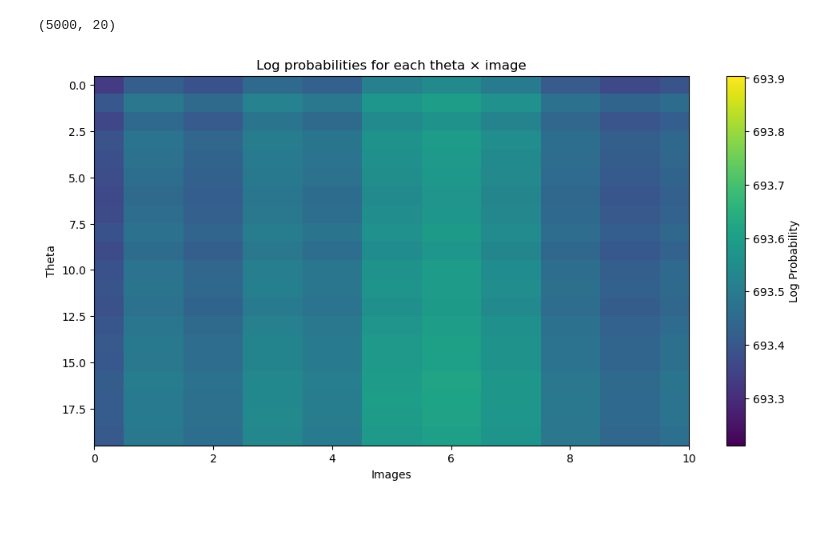
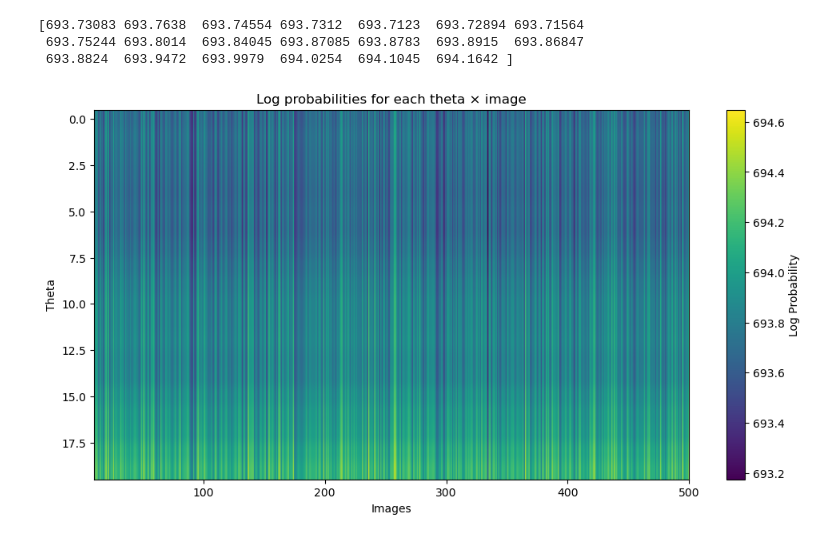
Before and after one commit to dariagusew/cryoSBI, a Jupyter notebook: tutorials/NLE/BioEM_minimizer/evaulate_likelihood.ipynb, the cells around one changed output. Drawn from its saved outputs; the diff is of its cells as text; code cells hidden in the pictures.

```diff
--- a/tutorials/NLE/BioEM_minimizer/evaulate_likelihood.ipynb
+++ b/tutorials/NLE/BioEM_minimizer/evaulate_likelihood.ipynb
@@ -137,19 +133,21 @@ tensor([693.4774, 693.5387, 693.5019, 693.5350, 693.5248, 693.5253, 693.5128,
 np.save('log_prob.npy', log_likelihood_matrix.numpy())
 # %%
 log = np.load('log_prob.npy')
-print(log.shape)
+print(log[0])
 # %% [output]
-(5000, 20)
+[693.73083 693.7638  693.74554 693.7312  693.7123  693.72894 693.71564
+ 693.75244 693.8014  693.84045 693.87085 693.8783  693.8915  693.86847
+ 693.8824  693.9472  693.9979  694.0254  694.1045  694.1642 ]
 # %%
 plt.figure(figsize=(12, 6))
 plt.imshow(log.transpose(), aspect='auto', cmap='viridis')
 plt.colorbar(label='Log Probability')
 plt.xlabel('Images')
 plt.ylabel('Theta')
 plt.title('Log probabilities for each theta × image')
-plt.xlim(0,10)
+plt.xlim(10,500)
 plt.show()
 # %% [output]
-[figure, old version]
+[figure, new version]
 # %%
 print(log[:,0])
```
Also changed, not shown: parts of 2 cells of this notebook, 5 other files.
